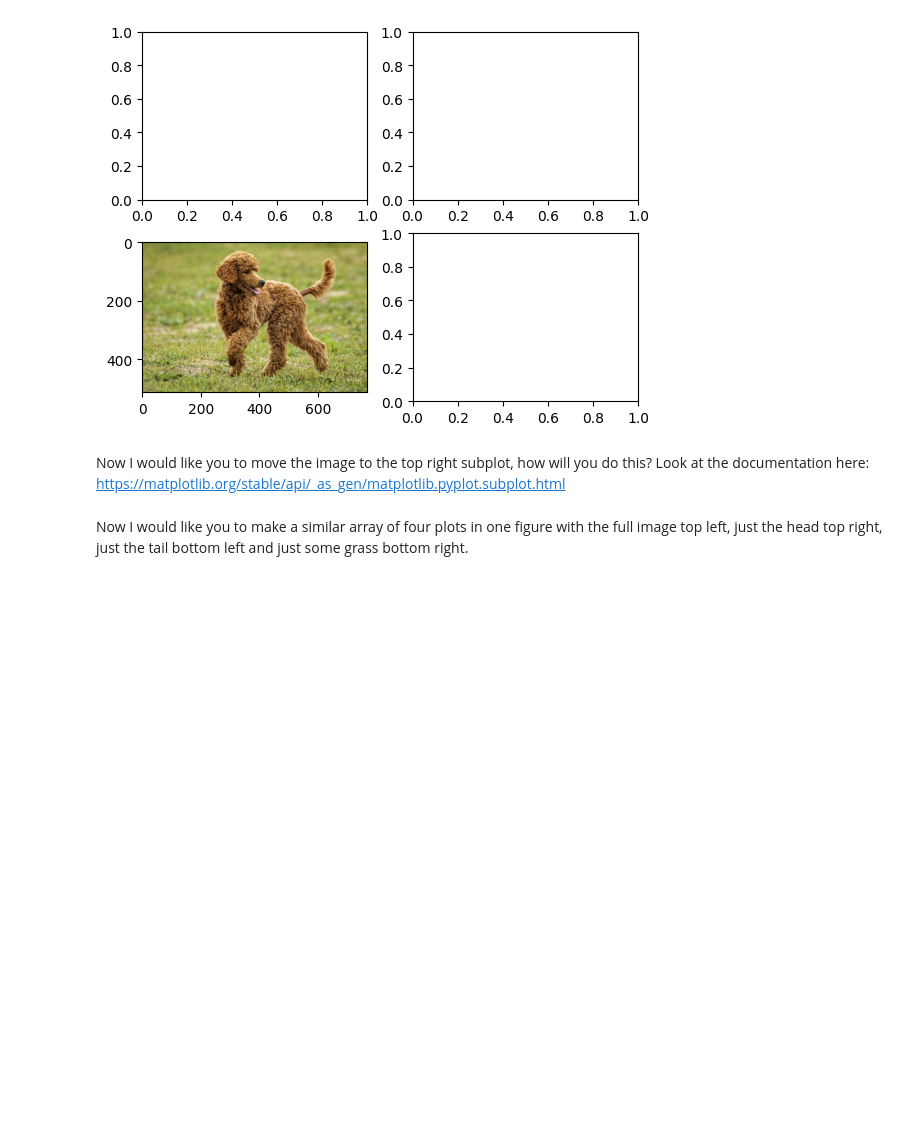
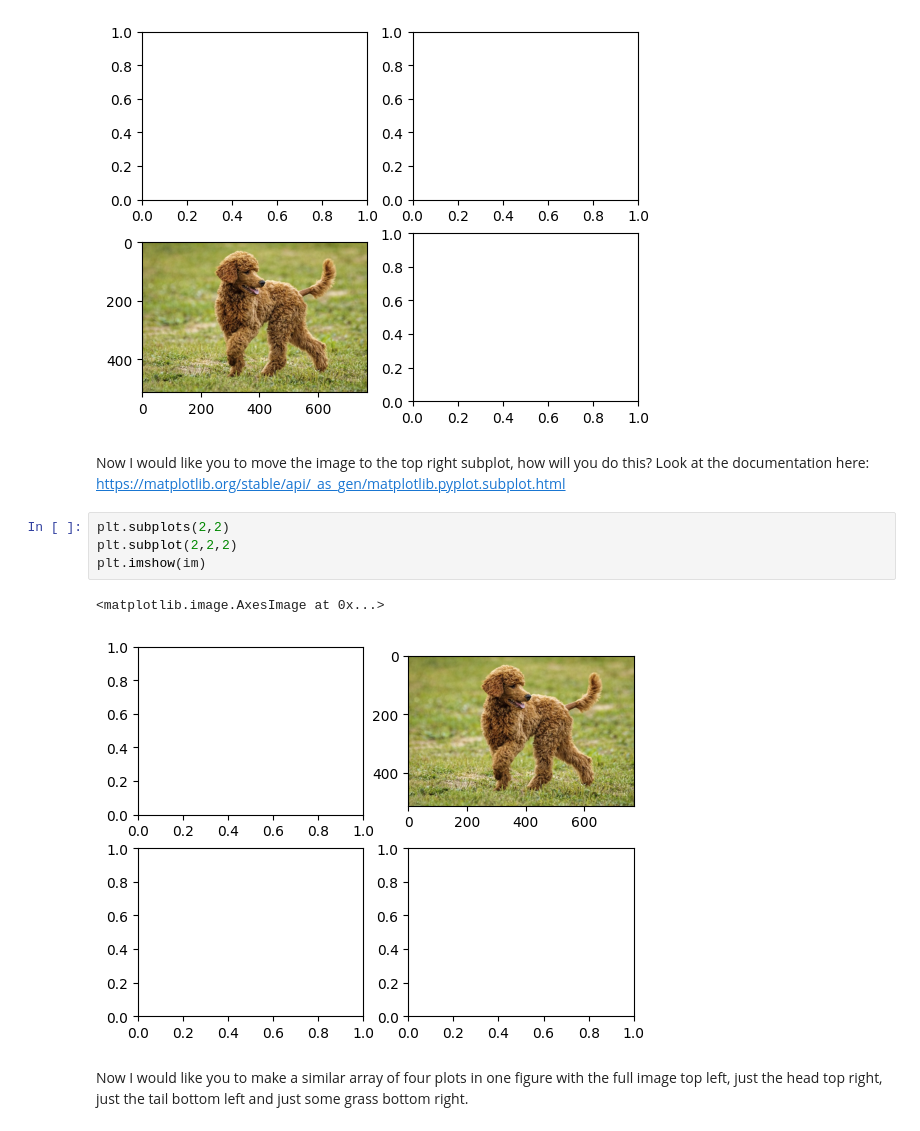
Before and after one commit to abbeywaldron/research_methods_2025, a Jupyter notebook: visualisation_3.ipynb, the cells around one changed output. Cells and saved outputs as stored; diff of their text form; blank space fills up the shorter version.

```diff
--- a/visualisation_3.ipynb
+++ b/visualisation_3.ipynb
@@ -41,5 +52,12 @@ plt.imshow(im)
 [figure]
 # %% [markdown]
 Now I would like you to move the image to the top right subplot, how will you do this?  Look at the documentation here: https://matplotlib.org/stable/api/_as_gen/matplotlib.pyplot.subplot.html
+# %%
+plt.subplots(2,2)
+plt.subplot(2,2,2)
+plt.imshow(im)
+# %% [output]
+<matplotlib.image.AxesImage at 0x...>
+[figure, added]
 # %% [markdown]
 Now I would like you to make a similar array of four plots in one figure with the full image top left, just the head top right, just the tail bottom left and just some grass bottom right.
```
Also changed, not shown: parts of 7 cells of this notebook, 1 other file.
